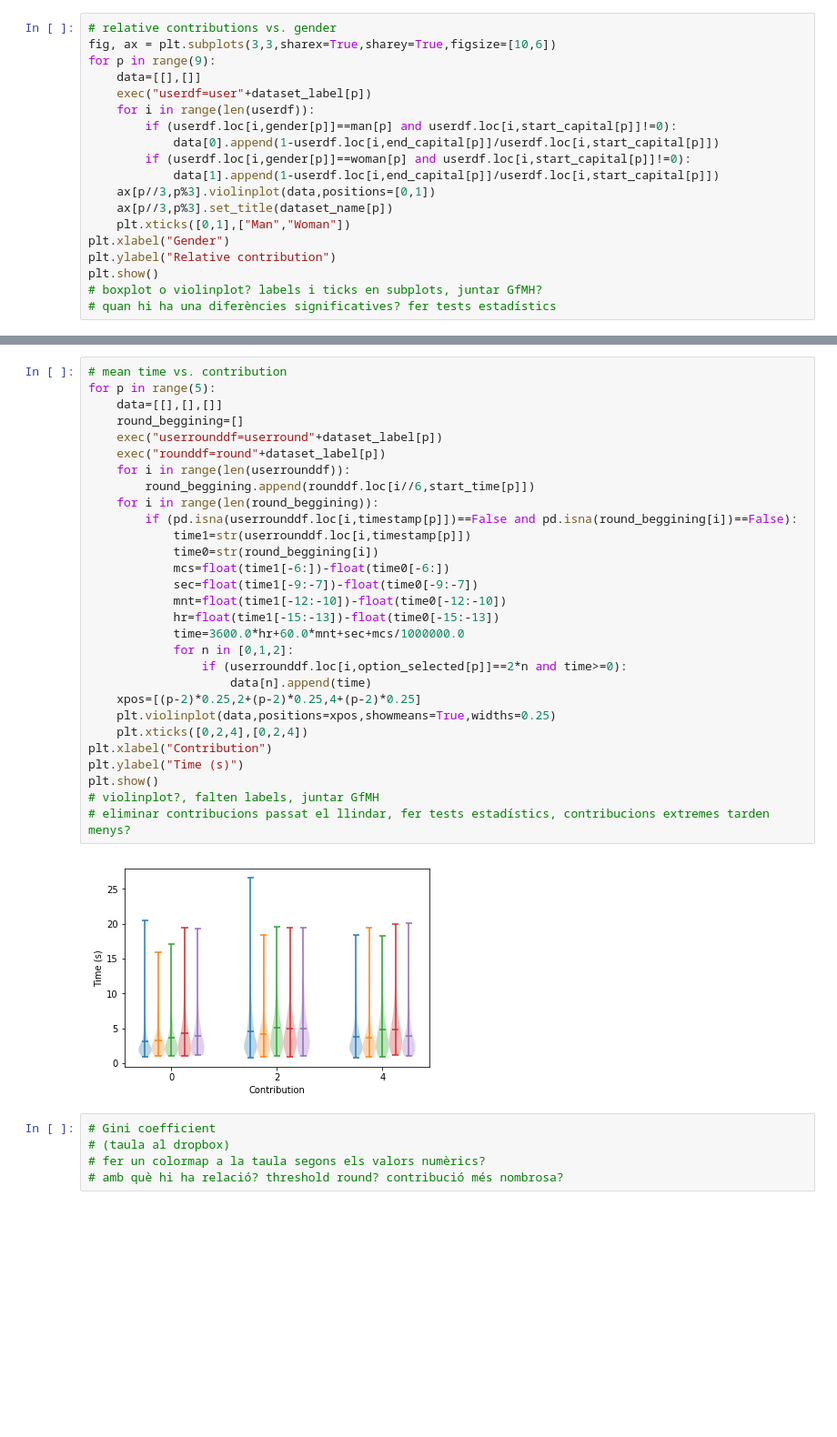
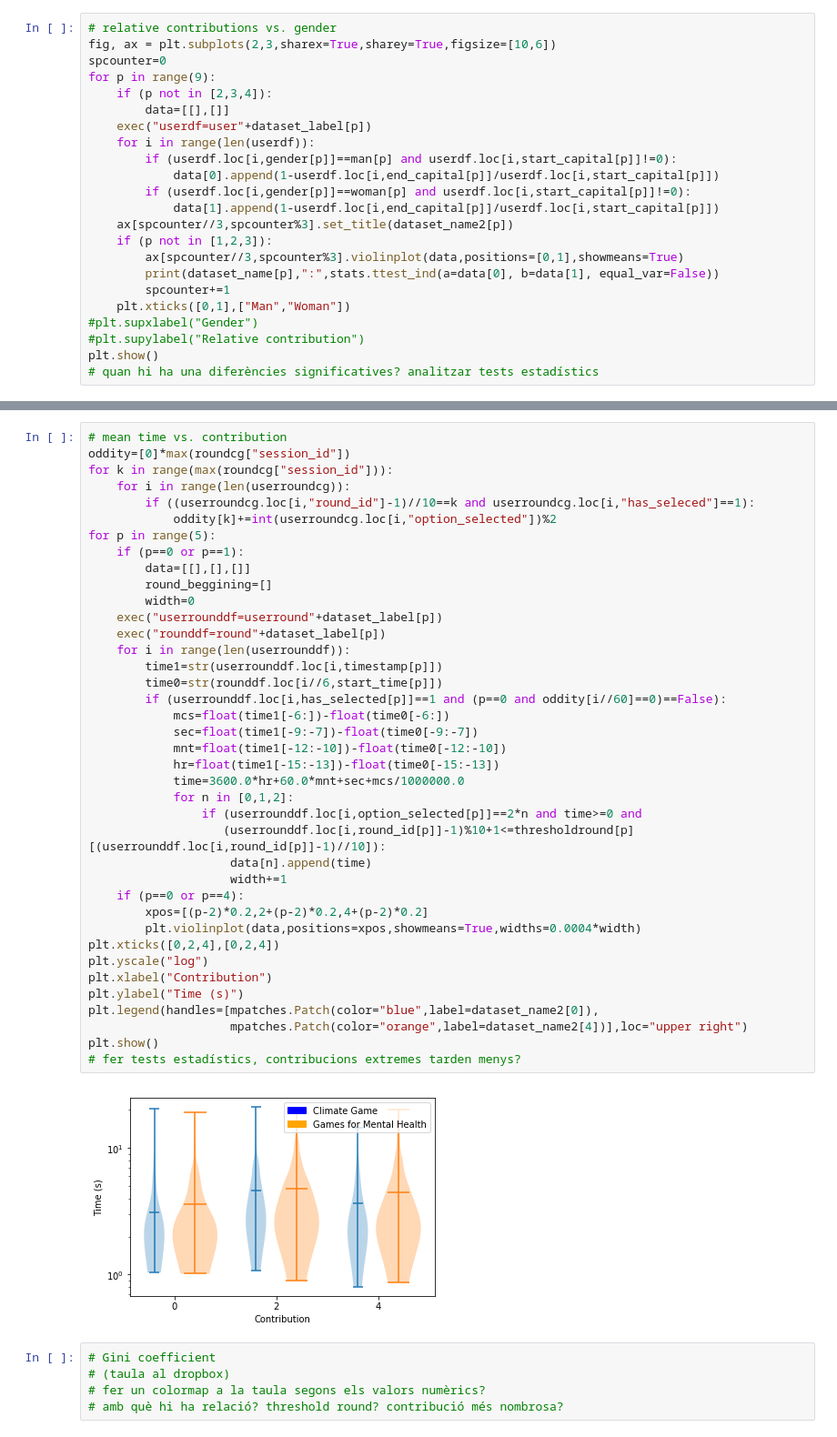
Before and after one commit to canigocallau/TFM, a Jupyter notebook: Final figures.ipynb, the cells around one changed output, grey strips where cells are left out. Shown at 91% size. Drawn from its saved outputs; the diff is of its cells as text; blank space fills up the shorter version.

```diff
--- a/Final figures.ipynb
+++ b/Final figures.ipynb
@@ -291,20 +302,24 @@ for p in range(9):
 # %%
 # relative contributions vs. gender
-fig, ax = plt.subplots(3,3,sharex=True,sharey=True,figsize=[10,6])
+fig, ax = plt.subplots(2,3,sharex=True,sharey=True,figsize=[10,6])
+spcounter=0
 for p in range(9):
-    data=[[],[]]
+    if (p not in [2,3,4]):
+        data=[[],[]]
     exec("userdf=user"+dataset_label[p])
     for i in range(len(userdf)):
         if (userdf.loc[i,gender[p]]==man[p] and userdf.loc[i,start_capital[p]]!=0):
             data[0].append(1-userdf.loc[i,end_capital[p]]/userdf.loc[i,start_capital[p]])
         if (userdf.loc[i,gender[p]]==woman[p] and userdf.loc[i,start_capital[p]]!=0):
             data[1].append(1-userdf.loc[i,end_capital[p]]/userdf.loc[i,start_capital[p]])
-    ax[p//3,p%3].violinplot(data,positions=[0,1])
-    ax[p//3,p%3].set_title(dataset_name[p])
+    ax[spcounter//3,spcounter%3].set_title(dataset_name2[p])
+    if (p not in [1,2,3]):
+        ax[spcounter//3,spcounter%3].violinplot(data,positions=[0,1],showmeans=True)
+        print(dataset_name[p],":",stats.ttest_ind(a=data[0], b=data[1], equal_var=False))
+        spcounter+=1
     plt.xticks([0,1],["Man","Woman"])
-plt.xlabel("Gender")
-plt.ylabel("Relative contribution")
+#plt.supxlabel("Gender")
+#plt.supylabel("Relative contribution")
 plt.show()
-# boxplot o violinplot? labels i ticks en subplots, juntar GfMH?
-# quan hi ha una diferències significatives? fer tests estadístics
+# quan hi ha una diferències significatives? analitzar tests estadístics
 # %% [output]
@@ -385,34 +440,44 @@ Viladecans [0.2544444444444444, 0.405, 0.34055555555555556]
 # %%
 # mean time vs. contribution
+oddity=[0]*max(roundcg["session_id"])
+for k in range(max(roundcg["session_id"])):
+    for i in range(len(userroundcg)):
+        if ((userroundcg.loc[i,"round_id"]-1)//10==k and userroundcg.loc[i,"has_seleced"]==1):
+            oddity[k]+=int(userroundcg.loc[i,"option_selected"])%2
 for p in range(5):
-    data=[[],[],[]]
-    round_beggining=[]
+    if (p==0 or p==1):
+        data=[[],[],[]]
+        round_beggining=[]
+        width=0
     exec("userrounddf=userround"+dataset_label[p])
     exec("rounddf=round"+dataset_label[p])
     for i in range(len(userrounddf)):
-        round_beggining.append(rounddf.loc[i//6,start_time[p]])
-    for i in range(len(round_beggining)):
-        if (pd.isna(userrounddf.loc[i,timestamp[p]])==False and pd.isna(round_beggining[i])==False):
-            time1=str(userrounddf.loc[i,timestamp[p]])
-            time0=str(round_beggining[i])
+        time1=str(userrounddf.loc[i,timestamp[p]])
+        time0=str(rounddf.loc[i//6,start_time[p]])
+        if (userrounddf.loc[i,has_selected[p]]==1 and (p==0 and oddity[i//60]==0)==False):
             mcs=float(time1[-6:])-float(time0[-6:])
             sec=float(time1[-9:-7])-float(time0[-9:-7])
             mnt=float(time1[-12:-10])-float(time0[-12:-10])
             hr=float(time1[-15:-13])-float(time0[-15:-13])
             time=3600.0*hr+60.0*mnt+sec+mcs/1000000.0
             for n in [0,1,2]:
-                if (userrounddf.loc[i,option_selected[p]]==2*n and time>=0):
+                if (userrounddf.loc[i,option_selected[p]]==2*n and time>=0 and
+                   (userrounddf.loc[i,round_id[p]]-1)%10+1<=thresholdround[p][(userrounddf.loc[i,round_id[p]]-1)//10]):
                     data[n].append(time)
-    xpos=[(p-2)*0.25,2+(p-2)*0.25,4+(p-2)*0.25]
-    plt.violinplot(data,positions=xpos,showmeans=True,widths=0.25)
-    plt.xticks([0,2,4],[0,2,4])
+                    width+=1
+    if (p==0 or p==4):
+        xpos=[(p-2)*0.2,2+(p-2)*0.2,4+(p-2)*0.2]
+        plt.violinplot(data,positions=xpos,showmeans=True,widths=0.0004*width)
+plt.xticks([0,2,4],[0,2,4])
+plt.yscale("log")
 plt.xlabel("Contribution")
 plt.ylabel("Time (s)")
+plt.legend(handles=[mpatches.Patch(color="blue",label=dataset_name2[0]),
+                    mpatches.Patch(color="orange",label=dataset_name2[4])],loc="upper right")
 plt.show()
-# violinplot?, falten labels, juntar GfMH
-# eliminar contribucions passat el llindar, fer tests estadístics, contribucions extremes tarden menys?
+# fer tests estadístics, contribucions extremes tarden menys?
 # %% [output]
-[figure, old version]
+[figure, new version]
 # %%
 # Gini coefficient
 # (taula al dropbox)
```
Also changed, not shown: parts of 25 cells of this notebook.
